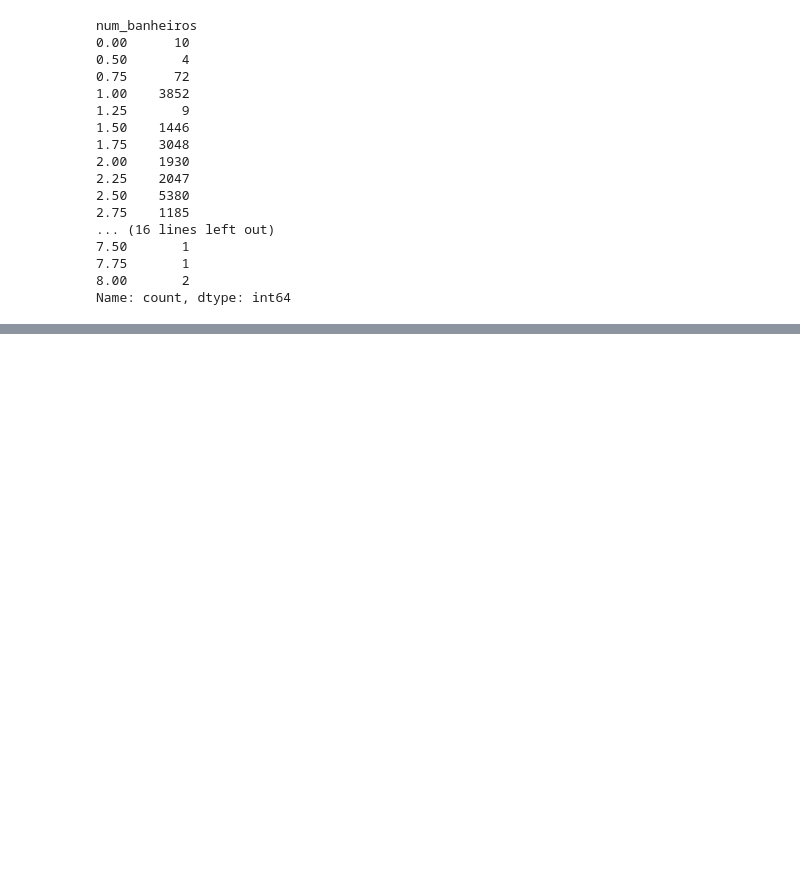
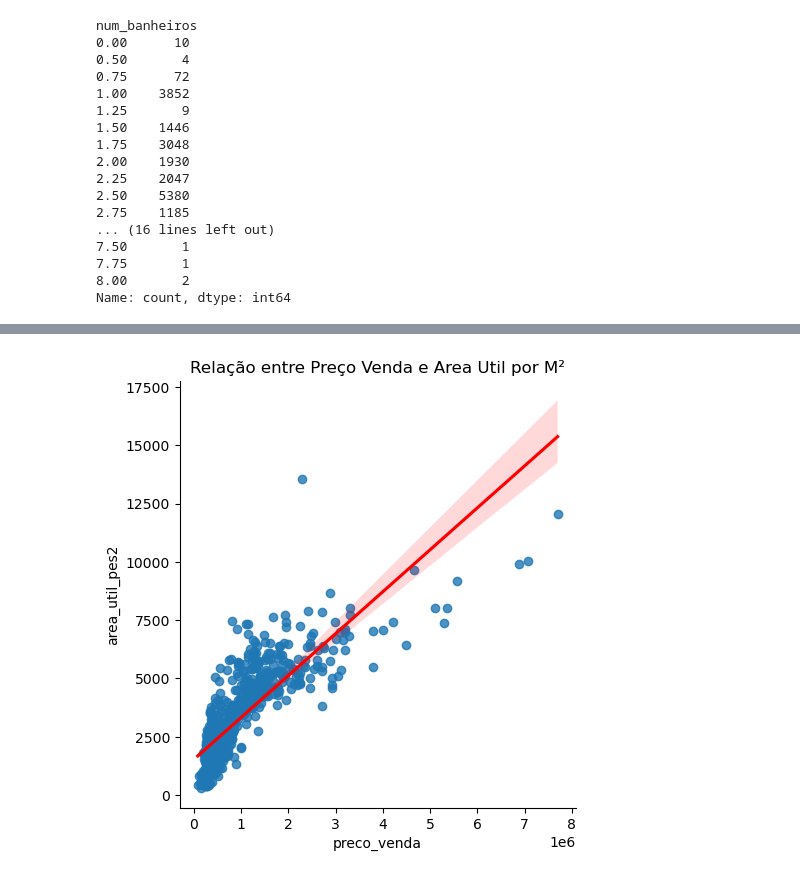
Before and after one commit to RicardodeSouzaSilva/Real_Estate_Pricing_Intelligence, a Jupyter notebook: Real_Estate_Pricing_Intelligence.ipynb, the cells around one changed output, grey strips where cells are left out. Saved outputs shown, nothing was run; the diff lists cells and outputs as text; code cells hidden in the pictures; blank space fills up the shorter version.

```diff
--- a/Real_Estate_Pricing_Intelligence.ipynb
+++ b/Real_Estate_Pricing_Intelligence.ipynb
@@ -646,0 +753,3 @@ round(outliers_summary[outliers_summary['Outliers'] > 0])
+# %%
+comparacao_area_util_pes2_precos = round(dataset.groupby("area_util_pes2")["preco_venda"].mean().reset_index(),2)
+comparacao_area_util_pes2_precos
@@ -646,0 +785,16 @@ round(outliers_summary[outliers_summary['Outliers'] > 0])
+# %%
+# Plot
+# Cria um gráfico de dispersão com linha de regressão utilizando seaborn
+# 'x' define a variável no eixo x como 'Renda'
+# 'y' define a variável no eixo y como 'Gasto_Total'
+# 'data' é o DataFrame 'df_dsa' que contém os dados
+# 'line_kws' são os parâmetros da linha de regressão, aqui definimos a cor da linha como 'red'
+sns.lmplot(x='preco_venda', y='area_util_pes2', data=comparacao_area_util_pes2_precos, line_kws={'color': 'red'})
+
+# Define o título do gráfico
+plt.title('Relação entre Preço Venda e Area Util por M²')
+
+# Exibe o gráfico
+plt.show()
+# %% [output]
+[figure, added]
```
Also changed, not shown: parts of 37 cells of this notebook.
